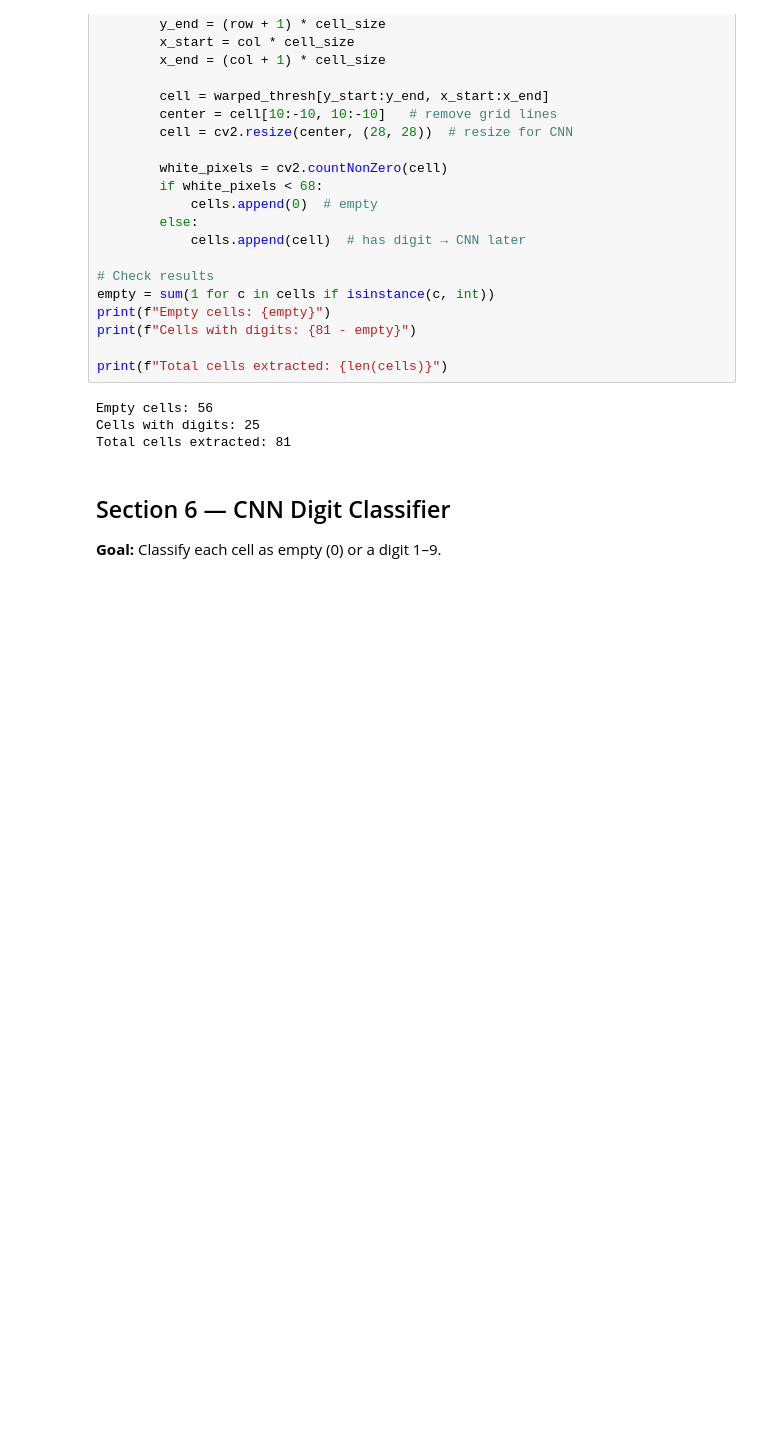
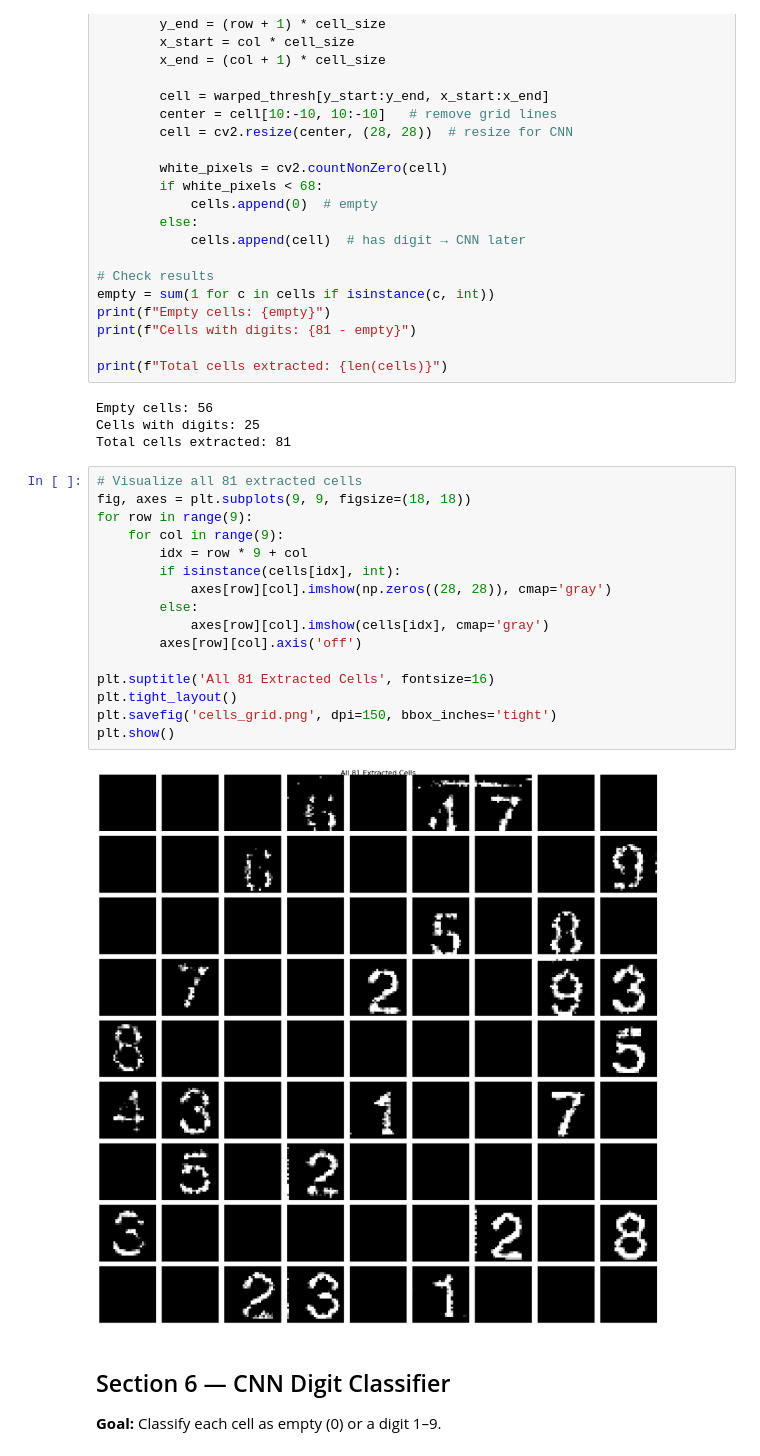
Before and after one commit to fionnadavoodian/sudoku-detector-solver, a Jupyter notebook: notebook/sudoku_solver.ipynb, the cells around one changed output. Cells and saved outputs as stored; diff of their text form; blank space fills up the shorter version.

```diff
--- a/notebook/sudoku_solver.ipynb
+++ b/notebook/sudoku_solver.ipynb
@@ -261,6 +261,24 @@ print(f"Total cells extracted: {len(cells)}")
 Empty cells: 56
 Cells with digits: 25
 Total cells extracted: 81
+# %%
+# Visualize all 81 extracted cells
+fig, axes = plt.subplots(9, 9, figsize=(18, 18))
+for row in range(9):
+    for col in range(9):
+        idx = row * 9 + col
+        if isinstance(cells[idx], int):
+            axes[row][col].imshow(np.zeros((28, 28)), cmap='gray')
+        else:
+            axes[row][col].imshow(cells[idx], cmap='gray')
+        axes[row][col].axis('off')
+
+plt.suptitle('All 81 Extracted Cells', fontsize=16)
+plt.tight_layout()
+plt.savefig('cells_grid.png', dpi=150, bbox_inches='tight')
+plt.show()
+# %% [output]
+[figure, added]
 # %% [markdown]
 ## Section 6 — CNN Digit Classifier
 
```
